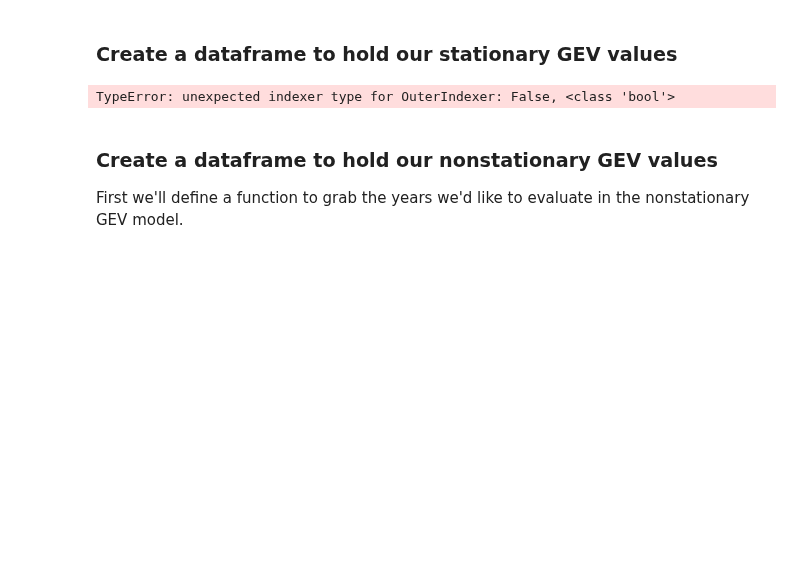
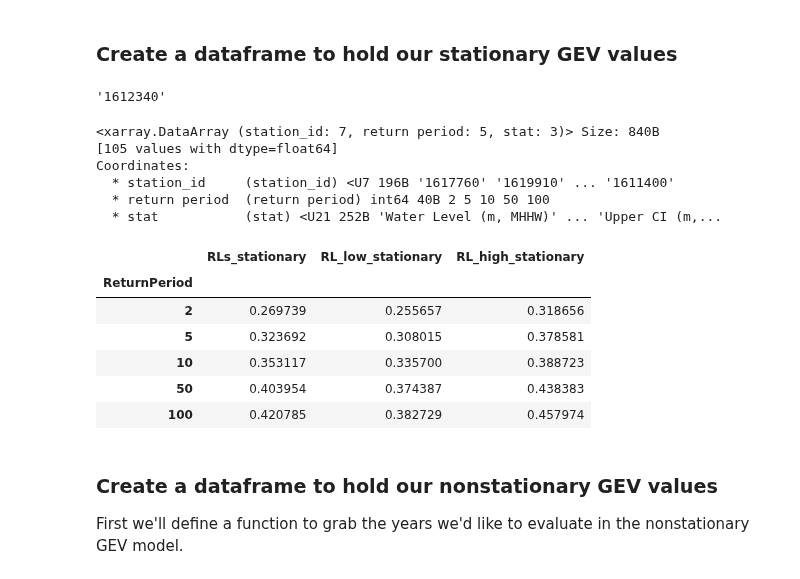
Before and after one commit to uhsealevelcenter/SL_Indicators, a Jupyter notebook: notebooks/ranking_and_return_level_summary.ipynb, the cells around one changed output. Cells and saved outputs as stored; diff of their text form; code cells hidden in the pictures; blank space fills up the shorter version.

Commit message:
Removing the strange error in output

```diff
--- a/notebooks/ranking_and_return_level_summary.ipynb
+++ b/notebooks/ranking_and_return_level_summary.ipynb
@@ -42,18 +44,36 @@ Coordinates:
 # %% [markdown]
 ### Create a dataframe to hold our stationary GEV values
+# %%
+STATION_ID
+# %% [output]
+'1612340'
+# %%
+return_period_xr
+# %% [output]
+<xarray.DataArray (station_id: 7, return period: 5, stat: 3)> Size: 840B
+[105 values with dtype=float64]
+Coordinates:
+  * station_id     (station_id) <U7 196B '1617760' '1619910' ... '1611400'
+  * return period  (return period) int64 40B 2 5 10 50 100
+  * stat           (stat) <U21 252B 'Water Level (m, MHHW)' ... 'Upper CI (m,...
 # %%
-return_period_xr['station_id' == STATION_ID].values
 stationary_df = pd.DataFrame({
     'ReturnPeriod': return_period_xr['return period'].values,
     'RLs_stationary': return_period_xr.sel(station_id=STATION_ID, stat='Water Level (m, MHHW)').values,
     'RL_low_stationary': return_period_xr.sel(station_id=STATION_ID, stat='Lower CI (m, MHHW)').values,
     'RL_high_stationary': return_period_xr.sel(station_id=STATION_ID, stat='Upper CI (m, MHHW)').values
 })
 
 stationary_df.set_index('ReturnPeriod', inplace=True)
 stationary_df
 # %% [output]
-TypeError: unexpected indexer type for OuterIndexer: False, <class 'bool'>
+|  | RLs_stationary | RL_low_stationary | RL_high_stationary |
+| ReturnPeriod |  |  |  |
+| 2 | 0.269739 | 0.255657 | 0.318656 |
+| 5 | 0.323692 | 0.308015 | 0.378581 |
+| 10 | 0.353117 | 0.335700 | 0.388723 |
+| 50 | 0.403954 | 0.374387 | 0.438383 |
+| 100 | 0.420785 | 0.382729 | 0.457974 |
 # %% [markdown]
 ### Create a dataframe to hold our nonstationary GEV values
 First we'll define a function to grab the years we'd like to evaluate in the nonstationary GEV model.
```
Also changed, not shown: parts of 7 cells of this notebook.
